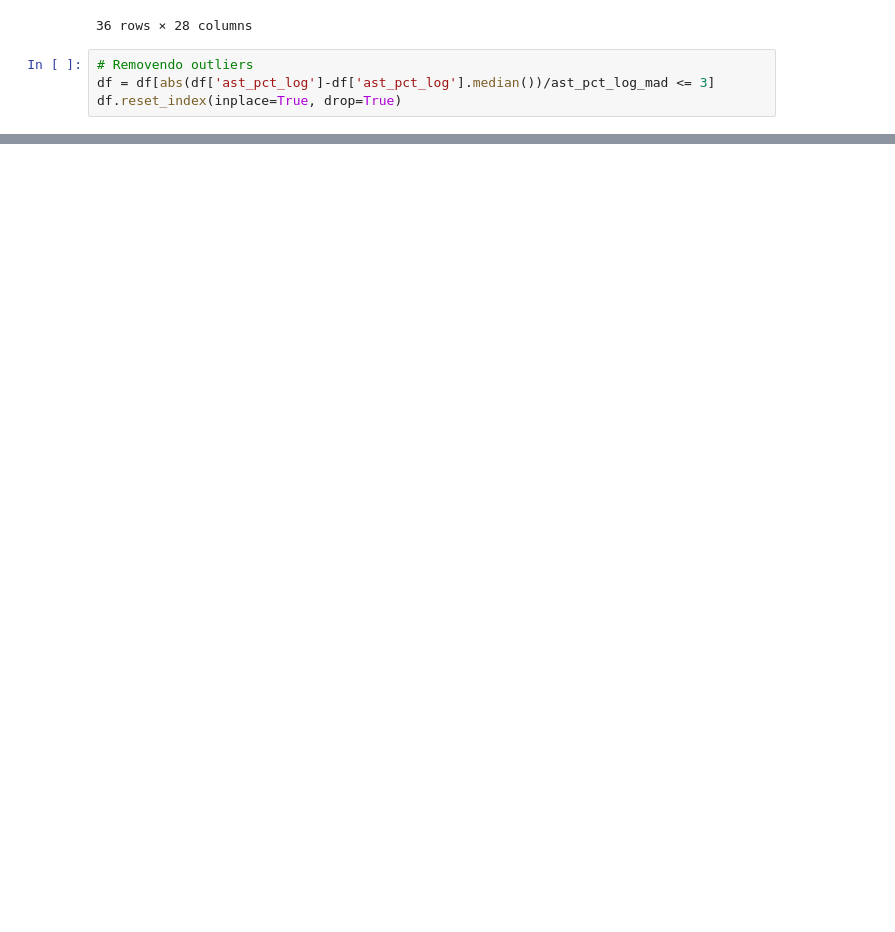
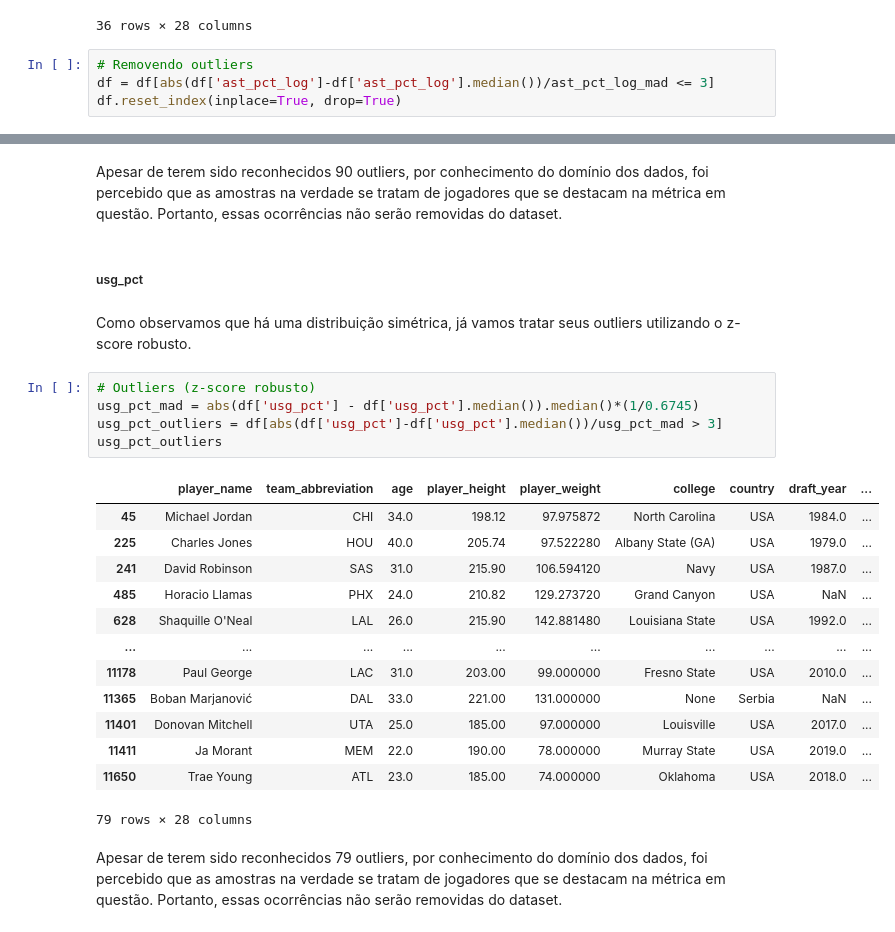
Before and after one commit to tta13/NBA-data-analysis, a Jupyter notebook: code.ipynb, the cells around one changed output, grey strips where cells are left out. Saved outputs shown, nothing was run; the diff lists cells and outputs as text; blank space fills up the shorter version.

```diff
--- a/code.ipynb
+++ b/code.ipynb
@@ -1507,0 +1531,27 @@ df.reset_index(inplace=True, drop=True)
+# %% [markdown]
+Apesar de terem sido reconhecidos 90 outliers, por conhecimento do domínio dos dados, foi percebido que as amostras na verdade se tratam de jogadores que se destacam na métrica em questão. Portanto, essas ocorrências não serão removidas do dataset.
+# %% [markdown]
+##### usg_pct
+# %% [markdown]
+Como observamos que há uma distribuição simétrica, já vamos tratar seus outliers utilizando o z-score robusto.
+# %%
+# Outliers (z-score robusto)
+usg_pct_mad = abs(df['usg_pct'] - df['usg_pct'].median()).median()*(1/0.6745)
+usg_pct_outliers = df[abs(df['usg_pct']-df['usg_pct'].median())/usg_pct_mad > 3]
+usg_pct_outliers
+# %% [output]
+|  | player_name | team_abbreviation | age | player_height | player_weight | college | country | draft_year | ... |
+| 45 | Michael Jordan | CHI | 34.0 | 198.12 | 97.975872 | North Carolina | USA | 1984.0 | ... |
+| 225 | Charles Jones | HOU | 40.0 | 205.74 | 97.522280 | Albany State (GA) | USA | 1979.0 | ... |
+| 241 | David Robinson | SAS | 31.0 | 215.90 | 106.594120 | Navy | USA | 1987.0 | ... |
+| 485 | Horacio Llamas | PHX | 24.0 | 210.82 | 129.273720 | Grand Canyon | USA | NaN | ... |
+| 628 | Shaquille O'Neal | LAL | 26.0 | 215.90 | 142.881480 | Louisiana State | USA | 1992.0 | ... |
+| ... | ... | ... | ... | ... | ... | ... | ... | ... | ... |
+| 11178 | Paul George | LAC | 31.0 | 203.00 | 99.000000 | Fresno State | USA | 2010.0 | ... |
+| 11365 | Boban Marjanović | DAL | 33.0 | 221.00 | 131.000000 | None | Serbia | NaN | ... |
+| 11401 | Donovan Mitchell | UTA | 25.0 | 185.00 | 97.000000 | Louisville | USA | 2017.0 | ... |
+| 11411 | Ja Morant | MEM | 22.0 | 190.00 | 78.000000 | Murray State | USA | 2019.0 | ... |
+| 11650 | Trae Young | ATL | 23.0 | 185.00 | 74.000000 | Oklahoma | USA | 2018.0 | ... |
+79 rows × 28 columns
+# %% [markdown]
+Apesar de terem sido reconhecidos 79 outliers, por conhecimento do domínio dos dados, foi percebido que as amostras na verdade se tratam de jogadores que se destacam na métrica em questão. Portanto, essas ocorrências não serão removidas do dataset.
```
Also changed, not shown: parts of 3 cells of this notebook.
